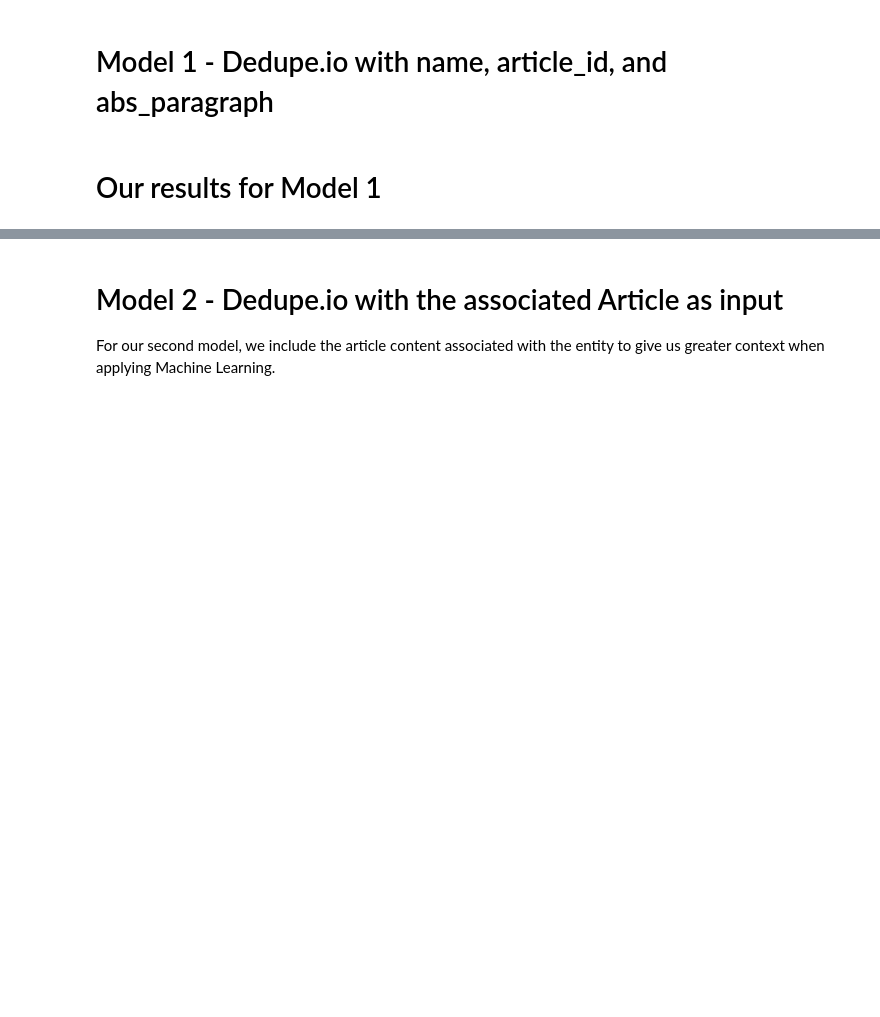
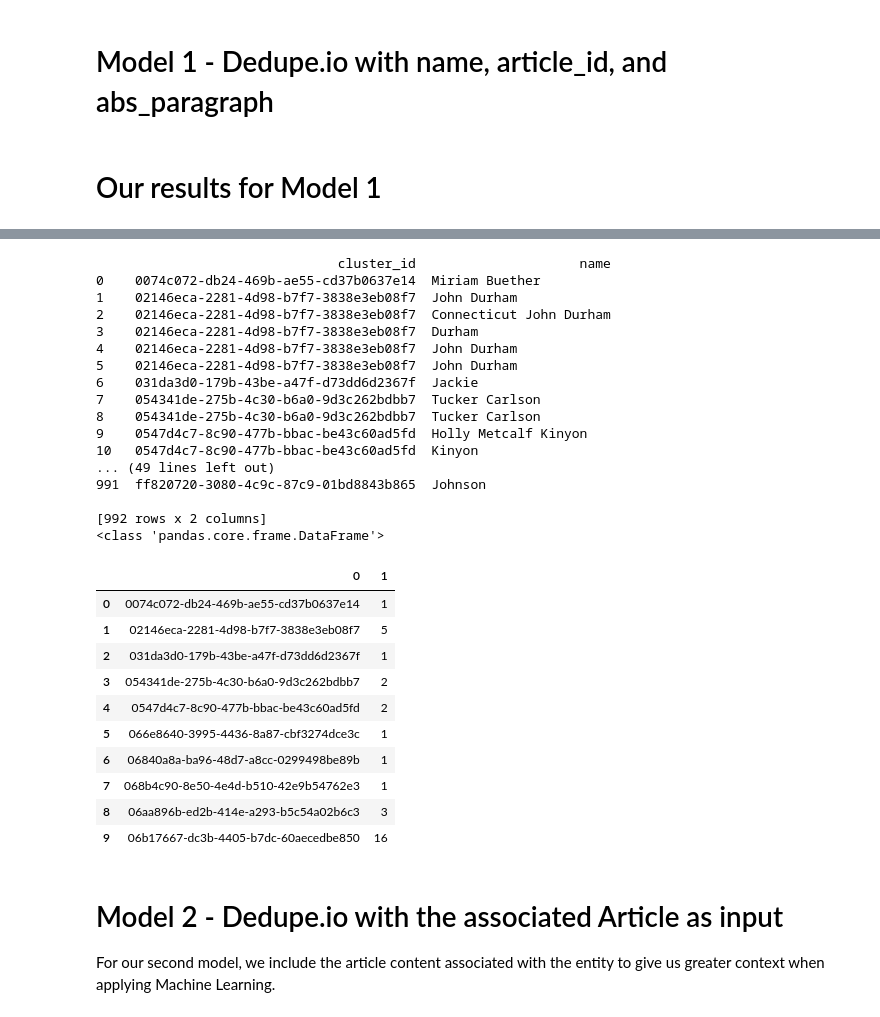
Before and after one commit to TeeanRonson/EntityResolution, a Jupyter notebook: EntityResolutionModel1.ipynb, the cells around one changed output, grey strips where cells are left out. Drawn from its saved outputs; the diff is of its cells as text; code cells hidden in the pictures; blank space fills up the shorter version.

Commit message:
added model1 vs model2 comparison

```diff
--- a/EntityResolutionModel1.ipynb
+++ b/EntityResolutionModel1.ipynb
@@ -375,3 +401,63 @@ grouped_name.head()
+# %%
+def clusterIdToCount( dataframe ):
+    mappedItems = {}
+    for index, row in dataframe.iterrows():
+        clusterId = row['cluster_id']
+        if clusterId not in mappedItems:
+            mappedItems[clusterId] = 1
+        else:
+            mappedItems[clusterId] += 1
+
+    # for key, value in clusterToCount_Model1.items():
+#     print (key, value)
+
+    result = pd.DataFrame(list(mappedItems.items()))
+
+    return result
+# %%
+# Create a dictionary that maps ClusterId's to number of occurences
+# print(deduped_people.head(10)[['cluster_id','name']])
+
+clusterIdWithName = deduped_people[['cluster_id','name']]
+print(clusterIdWithName)
+print(type(clusterIdWithName))
+
+clusterToCount_Model1 = clusterIdToCount(clusterIdWithName)
+
+clusterToCount_Model1.head(10)
+
+# a scatter plot comparing
+# deduped_people.plot(kind='scatter',x='name',y='cluster_id',color='red')
+# plt.show()
+# %% [output]
+                               cluster_id                     name
+0    0074c072-db24-469b-ae55-cd37b0637e14  Miriam Buether
+1    02146eca-2281-4d98-b7f7-3838e3eb08f7  John Durham
+2    02146eca-2281-4d98-b7f7-3838e3eb08f7  Connecticut John Durham
+3    02146eca-2281-4d98-b7f7-3838e3eb08f7  Durham
+4    02146eca-2281-4d98-b7f7-3838e3eb08f7  John Durham
+5    02146eca-2281-4d98-b7f7-3838e3eb08f7  John Durham
+6    031da3d0-179b-43be-a47f-d73dd6d2367f  Jackie
+7    054341de-275b-4c30-b6a0-9d3c262bdbb7  Tucker Carlson
+8    054341de-275b-4c30-b6a0-9d3c262bdbb7  Tucker Carlson
+9    0547d4c7-8c90-477b-bbac-be43c60ad5fd  Holly Metcalf Kinyon
+10   0547d4c7-8c90-477b-bbac-be43c60ad5fd  Kinyon
+... (49 lines left out)
+991  ff820720-3080-4c9c-87c9-01bd8843b865  Johnson
+
+[992 rows x 2 columns]
+<class 'pandas.core.frame.DataFrame'>
+|  | 0 | 1 |
+| 0 | 0074c072-db24-469b-ae55-cd37b0637e14 | 1 |
+| 1 | 02146eca-2281-4d98-b7f7-3838e3eb08f7 | 5 |
+| 2 | 031da3d0-179b-43be-a47f-d73dd6d2367f | 1 |
+| 3 | 054341de-275b-4c30-b6a0-9d3c262bdbb7 | 2 |
+| 4 | 0547d4c7-8c90-477b-bbac-be43c60ad5fd | 2 |
+| 5 | 066e8640-3995-4436-8a87-cbf3274dce3c | 1 |
+| 6 | 06840a8a-ba96-48d7-a8cc-0299498be89b | 1 |
+| 7 | 068b4c90-8e50-4e4d-b510-42e9b54762e3 | 1 |
+| 8 | 06aa896b-ed2b-414e-a293-b5c54a02b6c3 | 3 |
+| 9 | 06b17667-dc3b-4405-b7dc-60aecedbe850 | 16 |
 # %% [markdown]
 # Model 2 - Dedupe.io with the associated Article as input
 
```
Also changed, not shown: parts of 17 cells of this notebook, 7 other files.
